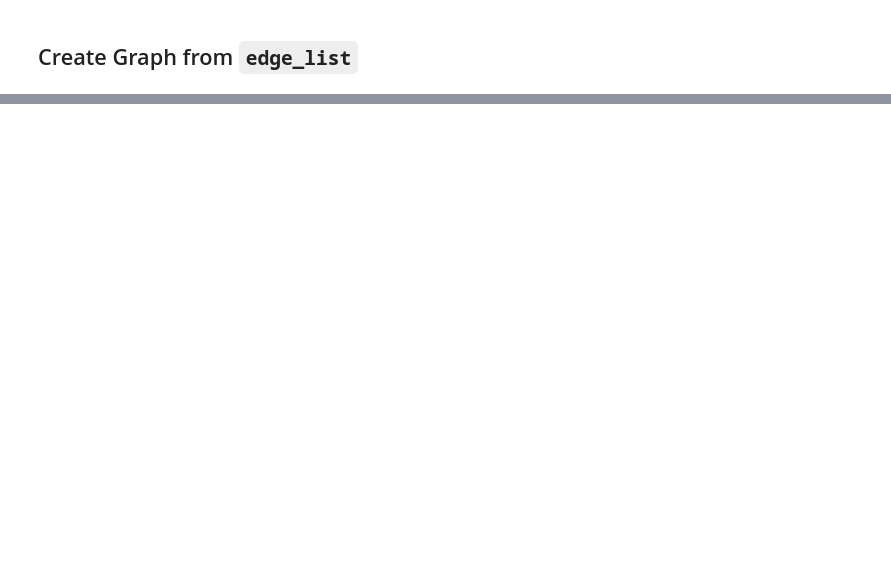
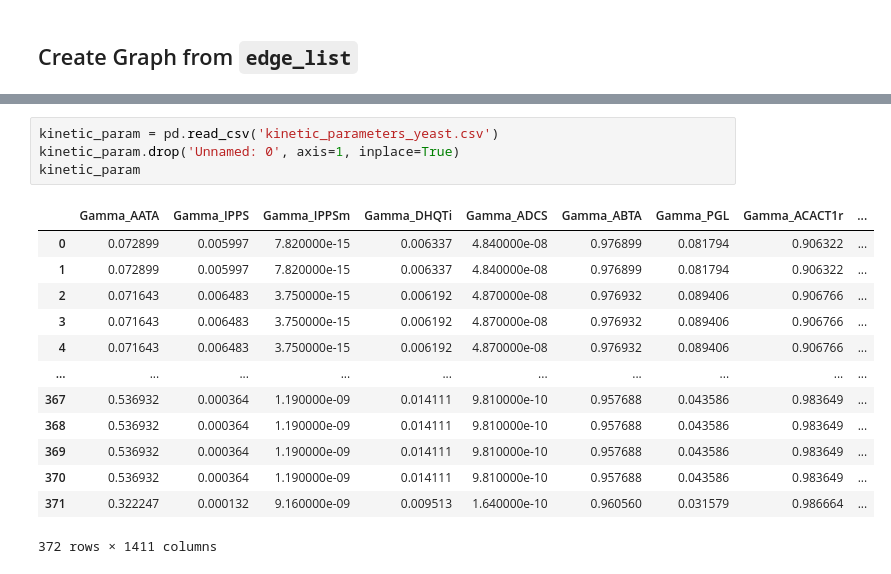
Before and after one commit to costasmexis/gemon, a Jupyter notebook: ecoli_core/e_coli_core_graph.ipynb, the cells around one changed output, grey strips where cells are left out. Cells and saved outputs as stored; diff of their text form; blank space fills up the shorter version.

```diff
--- a/ecoli_core/e_coli_core_graph.ipynb
+++ b/ecoli_core/e_coli_core_graph.ipynb
@@ -201,0 +104,18 @@ nx.draw_networkx(G, pos)
+# %%
+kinetic_param = pd.read_csv('kinetic_parameters_yeast.csv')
+kinetic_param.drop('Unnamed: 0', axis=1, inplace=True)
+kinetic_param
+# %% [output]
+|  | Gamma_AATA | Gamma_IPPS | Gamma_IPPSm | Gamma_DHQTi | Gamma_ADCS | Gamma_ABTA | Gamma_PGL | Gamma_ACACT1r | ... |
+| 0 | 0.072899 | 0.005997 | 7.820000e-15 | 0.006337 | 4.840000e-08 | 0.976899 | 0.081794 | 0.906322 | ... |
+| 1 | 0.072899 | 0.005997 | 7.820000e-15 | 0.006337 | 4.840000e-08 | 0.976899 | 0.081794 | 0.906322 | ... |
+| 2 | 0.071643 | 0.006483 | 3.750000e-15 | 0.006192 | 4.870000e-08 | 0.976932 | 0.089406 | 0.906766 | ... |
+| 3 | 0.071643 | 0.006483 | 3.750000e-15 | 0.006192 | 4.870000e-08 | 0.976932 | 0.089406 | 0.906766 | ... |
+| 4 | 0.071643 | 0.006483 | 3.750000e-15 | 0.006192 | 4.870000e-08 | 0.976932 | 0.089406 | 0.906766 | ... |
+| ... | ... | ... | ... | ... | ... | ... | ... | ... | ... |
+| 367 | 0.536932 | 0.000364 | 1.190000e-09 | 0.014111 | 9.810000e-10 | 0.957688 | 0.043586 | 0.983649 | ... |
+| 368 | 0.536932 | 0.000364 | 1.190000e-09 | 0.014111 | 9.810000e-10 | 0.957688 | 0.043586 | 0.983649 | ... |
+| 369 | 0.536932 | 0.000364 | 1.190000e-09 | 0.014111 | 9.810000e-10 | 0.957688 | 0.043586 | 0.983649 | ... |
+| 370 | 0.536932 | 0.000364 | 1.190000e-09 | 0.014111 | 9.810000e-10 | 0.957688 | 0.043586 | 0.983649 | ... |
+| 371 | 0.322247 | 0.000132 | 9.160000e-09 | 0.009513 | 1.640000e-10 | 0.960560 | 0.031579 | 0.986664 | ... |
+372 rows × 1411 columns
```
Also changed, not shown: parts of 40 cells of this notebook, 5 other files.
